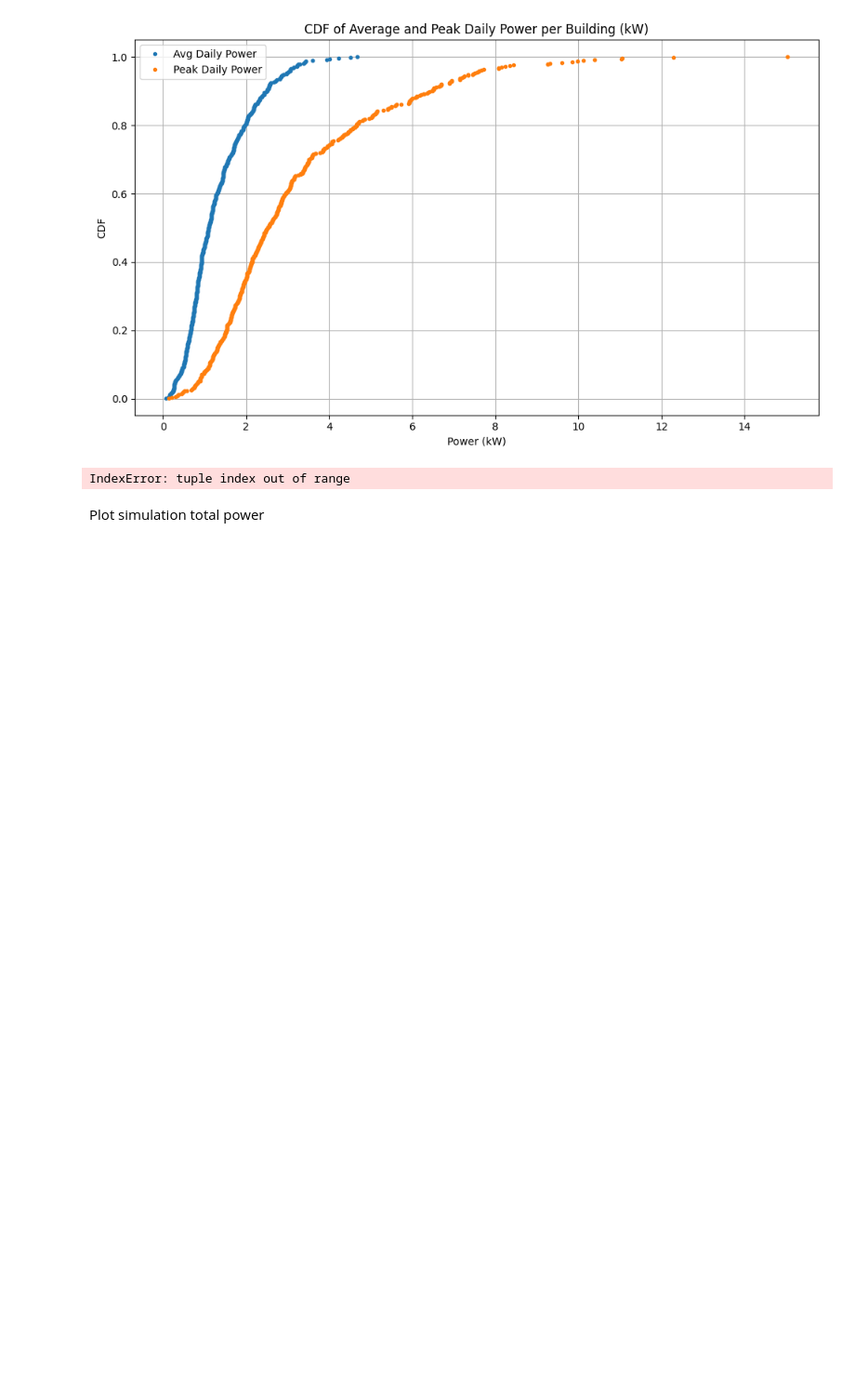
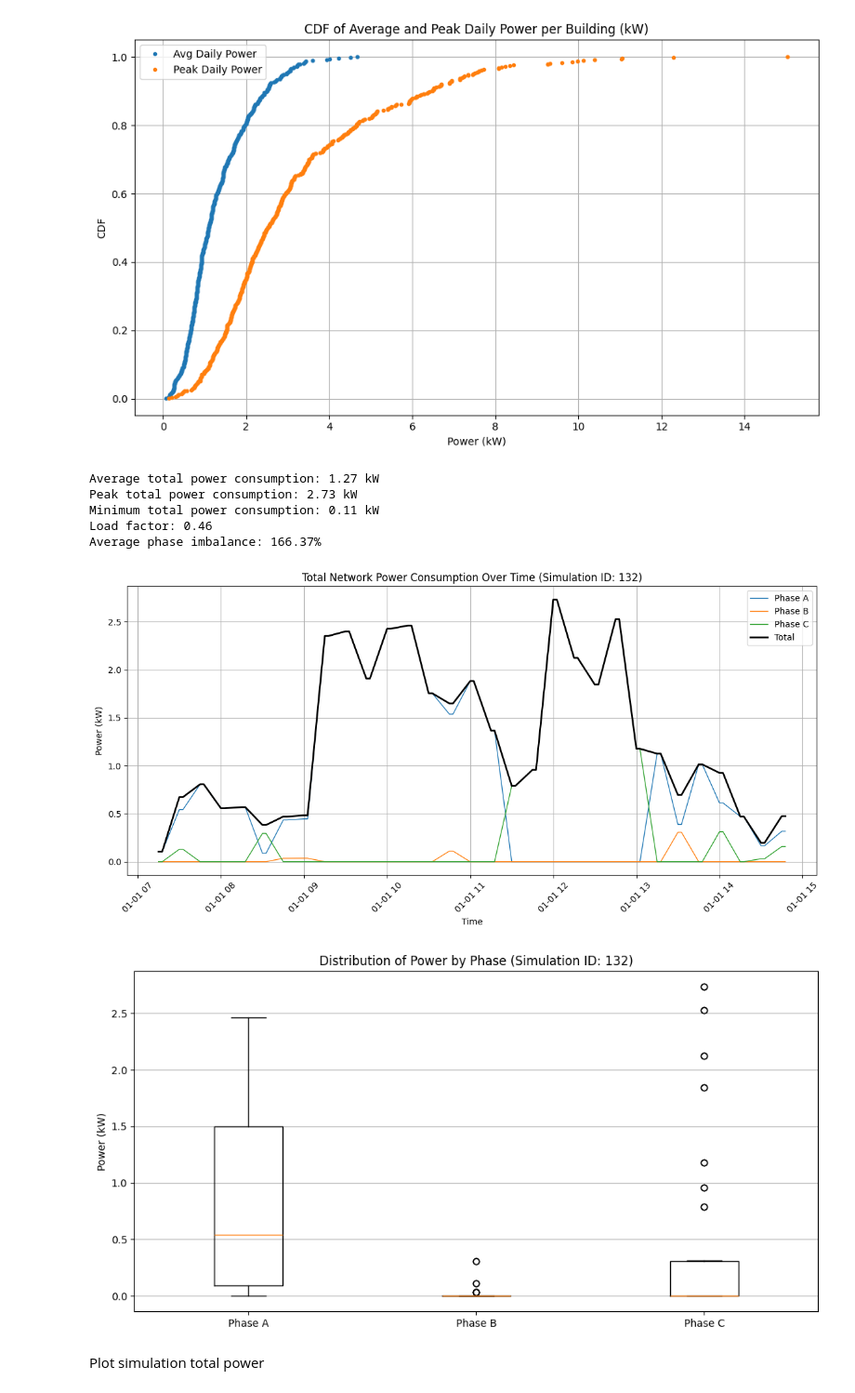
Before and after one commit to glmoritz/pandapower_tests, a Jupyter notebook: duilio_plots_postgres.ipynb, the cells around one changed output. Shown at 93% size. Cells and saved outputs as stored; diff of their text form; code cells hidden in the pictures; blank space fills up the shorter version.

```diff
--- a/duilio_plots_postgres.ipynb
+++ b/duilio_plots_postgres.ipynb
@@ -1063,7 +1058,7 @@ plot_cdf_avg_power()
 # %% [output]
 [figure]
 # %%
-import psycopg2
+from sqlalchemy import create_engine, text
 import pandas as pd
 import matplotlib.pyplot as plt
 import numpy as np
@@ -1077,19 +1072,12 @@ def plot_total_network_power(simulation_output_id):
         simulation_output_id (int): The ID of the simulation output to analyze
     """
     # Connect to the database
-    conn_parameters = {
-        'dbname': "duilio",
-        'user': "root",
-        'password': "skamasfrevrest",
-        'host': "103.0.1.37",
-        'port': 5433
-    }
-
-    conn = psycopg2.connect(**conn_parameters)
-    cursor = conn.cursor()
+    db_url = f"postgresql://{os.getenv('POSTGRES_DB_USER', 'root')}:{os.getenv('POSTGRES_DB_PASSWORD', 'skamasfrevrest')}@{os.getenv('POSTGRES_DB_HOST', '103.0.2.7')}:{os.getenv('POSTGRES_DB_PORT', '5433')}/{os.getenv('POSTGRES_DB_NAME', 'duilio')}"
+    engine = create_engine(db_url)
+    conn = engine.connect()
 
     # Direct SQL query to get time series data for P_a[MW], P_b[MW], and P_c[MW] for all buses
-    cursor.execute("""
+    query = text("""
         WITH bus_power_vars AS (
             SELECT v.variable_id, v.variable_name,
                    CASE
@@ -1099,7 +1087,7 @@ def plot_total_network_power(simulation_output_id):
                        ELSE NULL
                    END AS phase
             FROM building_power.variable v
-            WHERE v.simulation_output_id = %s
+            WHERE v.simulation_output_id = :simulation_output_id
               AND v.variable_name LIKE 'Pandapower-0.Bus-%'
               AND v.variable_name LIKE '%%[MW]'
               AND (v.variable_name LIKE '%%P_a[MW]' OR
@@ -1124,9 +1112,9 @@ def plot_total_network_power(simulation_output_id):
         FROM timeseries_data
         GROUP BY ts
         ORDER BY ts
-    """, (simulation_output_id,))
+    """)
 
-    rows = cursor.fetchall()
+    rows = conn.execute(query, {"simulation_output_id": simulation_output_id}).fetchall()
 
     if not rows:
         print(f"No time series data found for simulation_output_id {simulation_output_id}")
@@ -1175,34 +1163,40 @@ def plot_total_network_power(simulation_output_id):
 
     # Calculate and show power imbalance between phases
     phase_columns = ['phase_a_mw', 'phase_b_mw', 'phase_c_mw']
     avg_phase_power = df_kw[phase_columns].mean().mean()
     phase_imbalance = df_kw[phase_columns].std(axis=1).mean() / avg_phase_power if avg_phase_power > 0 else 0
     print(f"Average phase imbalance: {phase_imbalance:.2%}")
 
     plt.show()
 
     # Create a second plot showing the distribution of power across phases
     plt.figure(figsize=(12, 6))
 
     # Create box plots for each phase
     box_data = [df_kw['phase_a_mw'], df_kw['phase_b_mw'], df_kw['phase_c_mw']]
     plt.boxplot(box_data, labels=['Phase A', 'Phase B', 'Phase C'])
     plt.title(f'Distribution of Power by Phase (Simulation ID: {simulation_output_id})')
     plt.ylabel('Power (kW)')
     plt.grid(True, axis='y')
 
     plt.show()
 
     conn.close()
     return df_kw
 
 # Example usage with the current simulation_output_id
 if simulation_output_id:
     power_data = plot_total_network_power(simulation_output_id)
 else:
     print("No simulation_output_id available. Please run the previous cell to get a simulation_output_id.")
 # %% [output]
-IndexError: tuple index out of range
+Average total power consumption: 1.27 kW
+Peak total power consumption: 2.73 kW
+Minimum total power consumption: 0.11 kW
+Load factor: 0.46
+Average phase imbalance: 166.37%
+[figure, added]
+[figure, added]
 # %% [markdown]
 Plot simulation total power
 # %%
```
Also changed, not shown: parts of 4 cells of this notebook.
